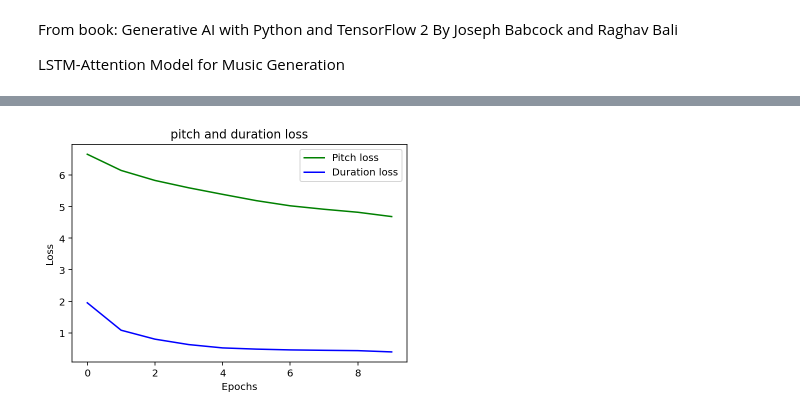
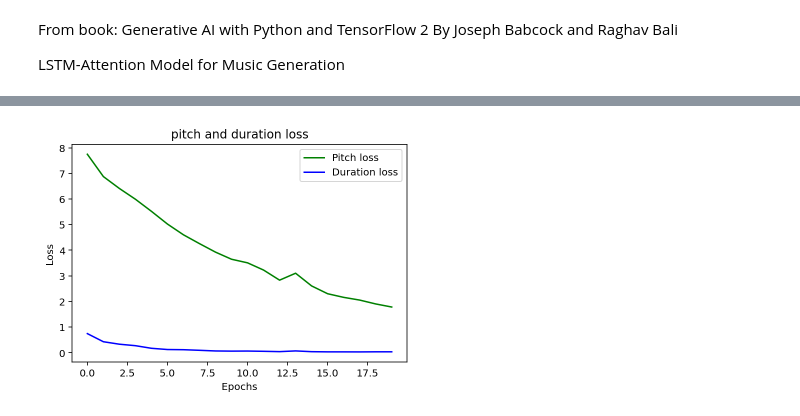
Before and after one commit to felipeserna/disco, a Jupyter notebook: models/lstm_attention.ipynb, the cells around one changed output, grey strips where cells are left out. Saved outputs shown, nothing was run; the diff lists cells and outputs as text; code cells hidden in the pictures.

Commit message:
4 LSTM with Attention. Function piken() to save time and RAM

```diff
--- a/models/lstm_attention.ipynb
+++ b/models/lstm_attention.ipynb
@@ -79,8 +142,8 @@ original_keys ['D major', 'd minor', 'E- major', 'e minor', 'g minor']
 # %%
-# Create list of chords and durations from songs in C major
-major_chords = [c for (c, k) in tqdm(zip(original_chords, original_keys)) if (k)]
-major_durations = [c for (c, k) in tqdm(zip(original_durations, original_keys)) if (k)]
-print("major_chords", major_chords)
-print(len(major_chords))
-print("major_durations", major_durations)
-print(len(major_durations))
+# Lists of chords and durations from songs in all keys
+major_chords = [c for (c, k) in tqdm(zip(original_chords, original_keys)) if (k == 'C major')]
+major_durations = [c for (c, k) in tqdm(zip(original_durations, original_keys)) if (k == 'C major')]
+# print("major_chords", major_chords)
+# print(len(major_chords))
+# print("major_durations", major_durations)
+# print(len(major_durations))
@@ -189,6 +233,7 @@ target_durations = np.array(target_durations)
 def create_network(n_notes, n_durations, embed_size, rnn_units):
     """ create the structure of the neural network """
 
+    # two parallel inputs
     notes_in = Input(shape = (None,))
     durations_in = Input(shape = (None,))
 
@@ -201,6 +246,12 @@ def create_network(n_notes, n_durations, embed_size, rnn_units):
 
     x = LSTM(rnn_units, return_sequences=True)(x)
 
+    # added LSTM layer to improve learning of long sequences
+    x = LSTM(rnn_units, return_sequences=True)(x)
+
+    # added LSTM layer to improve learning of long sequences
+    x = LSTM(rnn_units, return_sequences=True)(x)
+
     # attention
     e = Dense(1, activation='tanh')(x)
     e = Reshape([-1])(e)
@@ -211,13 +262,14 @@ def create_network(n_notes, n_durations, embed_size, rnn_units):
     c = Multiply()([x, alpha_repeated])
     c = Lambda(lambda xin: K.sum(xin, axis=1), output_shape=(rnn_units,))(c)
 
-
+    # two paralell outputs
     notes_out = Dense(n_notes, activation = 'softmax', name = 'pitch')(c)
     durations_out = Dense(n_durations, activation = 'softmax', name = 'duration')(c)
 
     model = Model([notes_in, durations_in], [notes_out, durations_out])
+    opt = optimizer=Adam()
     model.compile(loss=['sparse_categorical_crossentropy',
-                        'sparse_categorical_crossentropy'], optimizer=Adam())
+                        'sparse_categorical_crossentropy'], optimizer=opt)
 
     return model
 # %%
@@ -253,17 +310,8 @@ os.mkdir('outputs/weights')
 output_folder = 'outputs'
 weights_folder = os.path.join(output_folder, 'weights')
 
-
 checkpoint = ModelCheckpoint(
     os.path.join(weights_folder, "weights.h5"),
-    monitor='loss',
-    verbose=0,
-    save_best_only=True,
-    mode='min'
-)
-
-epoch_checkpoint = ModelCheckpoint(
-    os.path.join(weights_folder, "weights-{epoch:02d}-{loss:.4f}.h5"),
     monitor='loss',
     verbose=0,
     save_best_only=True,
@@ -276,19 +324,16 @@ early_stopping = EarlyStopping(
     , patience = 5
 )
 
-
 callbacks_list = [
     checkpoint
-    , epoch_checkpoint
     , early_stopping
  ]
 
 model.save_weights(os.path.join(weights_folder, "weights.h5"))
 # %%
-# epochs = 5
 history = model.fit([train_chords, train_durations],
                     [target_chords, target_durations]
-                    , epochs=10, batch_size=128
+                    , epochs=20, batch_size=128
                     , callbacks=callbacks_list
                     , shuffle=True
                   )
@@ -316,17 +361,17 @@ Epoch 10/10
 # %%
 # https://www.pluralsight.com/guides/data-visualization-deep-learning-model-using-matplotlib
 pitch_loss = history.history['pitch_loss']
 duration_loss = history.history['duration_loss']
 
 # set 'epochs' according to the above result
-epochs = 10
+epochs = 20
 epochs = range(epochs)
 plt.plot(epochs, pitch_loss, 'g', label='Pitch loss')
 plt.plot(epochs, duration_loss, 'b', label='Duration loss')
 plt.title('pitch and duration loss')
 plt.xlabel('Epochs')
 plt.ylabel('Loss')
 plt.legend()
 plt.show()
 # %% [output]
-[figure, old version]
+[figure, new version]
```
Also changed, not shown: parts of 26 cells of this notebook.
